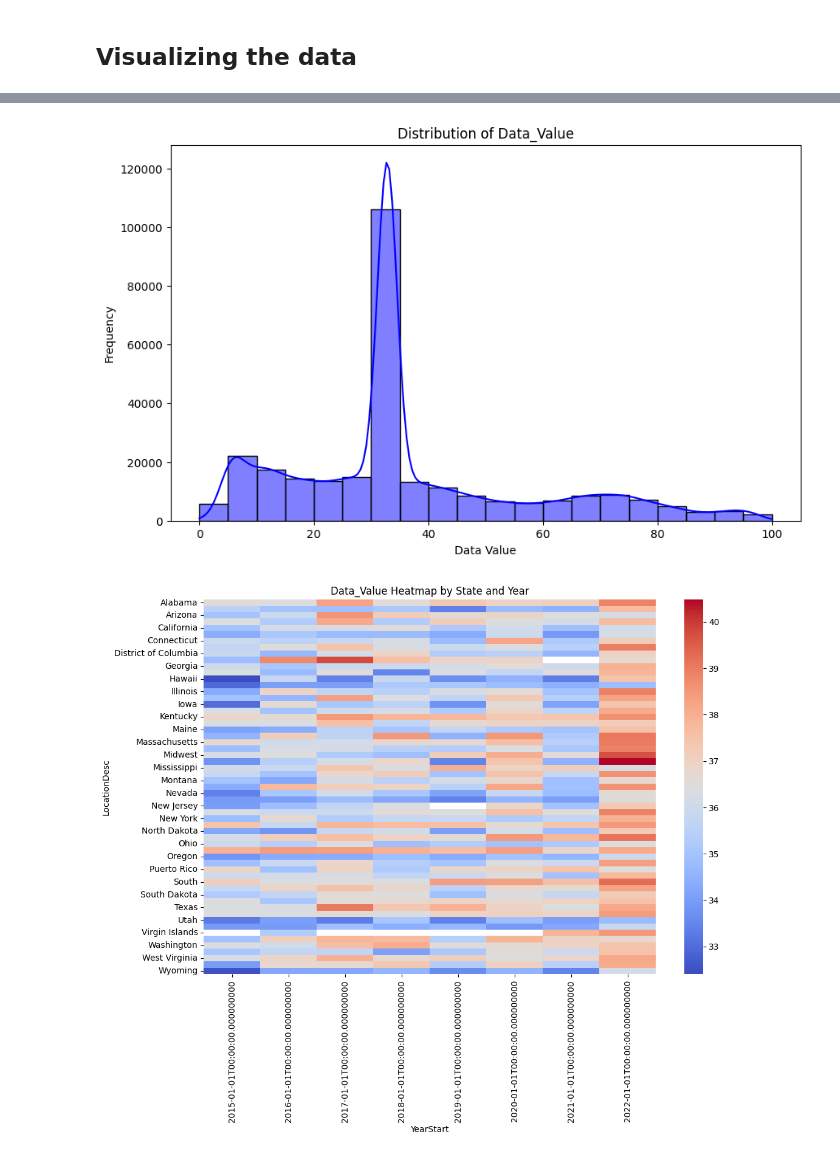
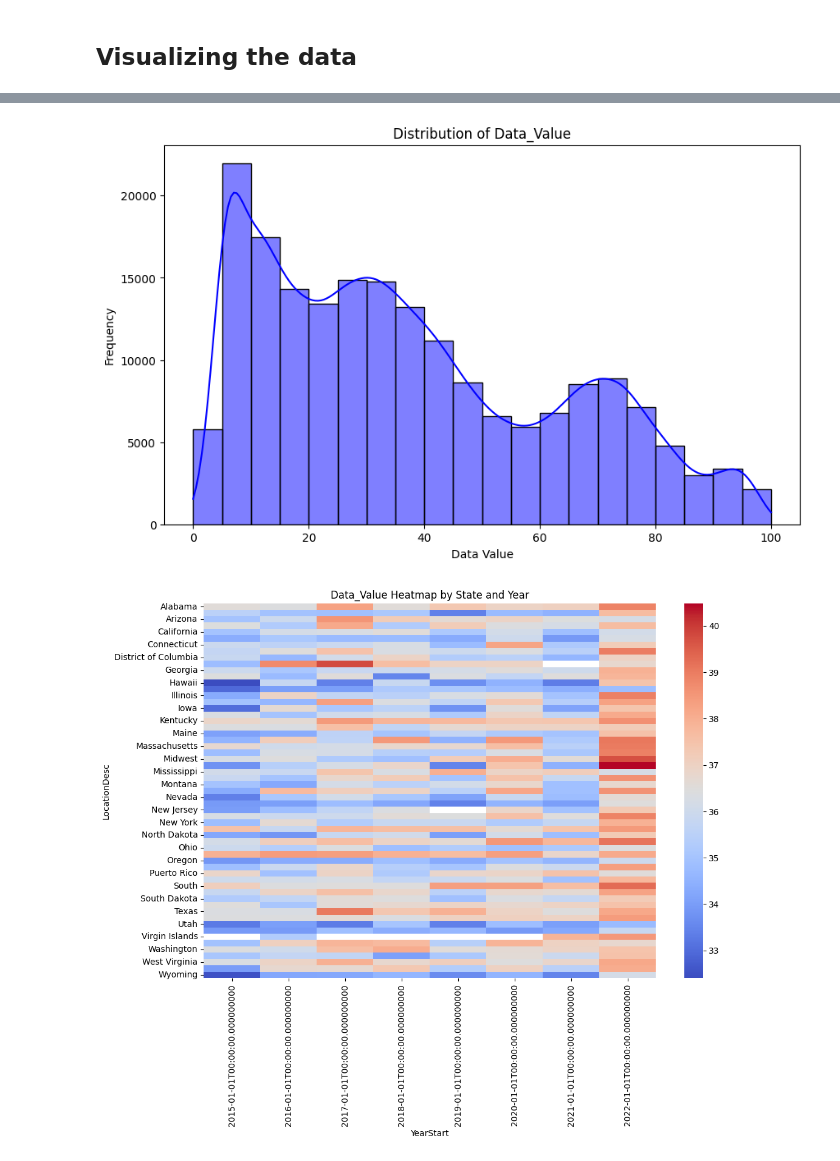
Before and after one commit to ADongol123/Alzheimer-s_Disease, a Jupyter notebook: T3.ipynb, the cells around one changed output, grey strips where cells are left out. Saved outputs shown, nothing was run; the diff lists cells and outputs as text; code cells hidden in the pictures.

```diff
--- a/T3.ipynb
+++ b/T3.ipynb
@@ -142,12 +171,12 @@ ValueError: could not convert string to float: 'PA'
 # %%
 plt.figure(figsize=(10, 6))
-sns.histplot(data_cleaned['Data_Value'], kde=True, bins=20, color='blue')
+sns.histplot(dataset['Data_Value'], kde=True, bins=20, color='blue')
 plt.title('Distribution of Data_Value')
 plt.xlabel('Data Value')
 plt.ylabel('Frequency')
 plt.show()
 # %% [output]
-[figure, old version]
+[figure, new version]
 # %%
 # Heatmap of Data_Value by State and Year
 pivot_table = data_cleaned.pivot_table(index='LocationDesc', columns='YearStart', values='Data_Value', aggfunc='mean')
```
Also changed, not shown: parts of 7 cells of this notebook, 1 other file.
